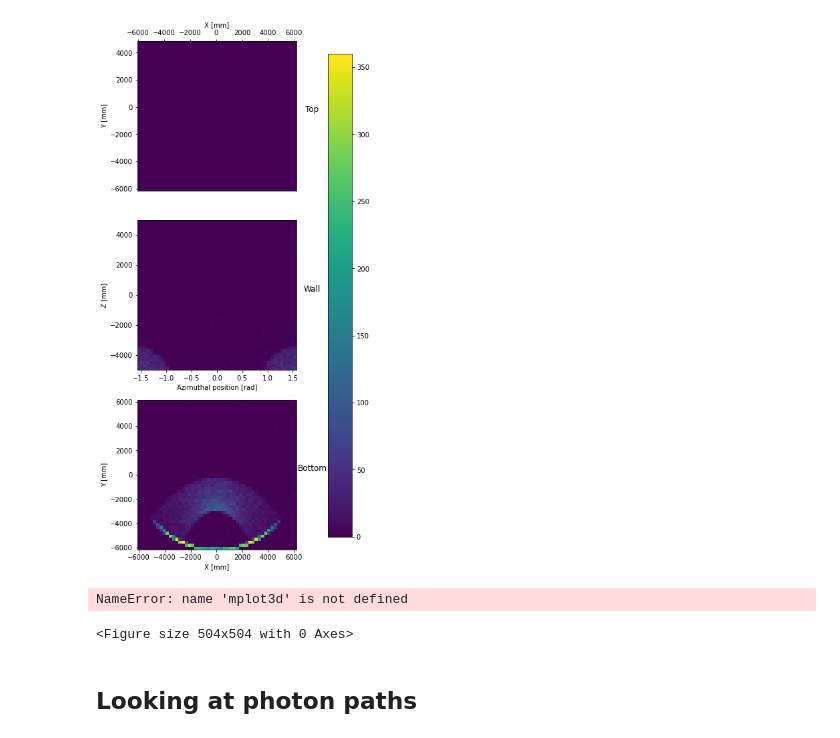
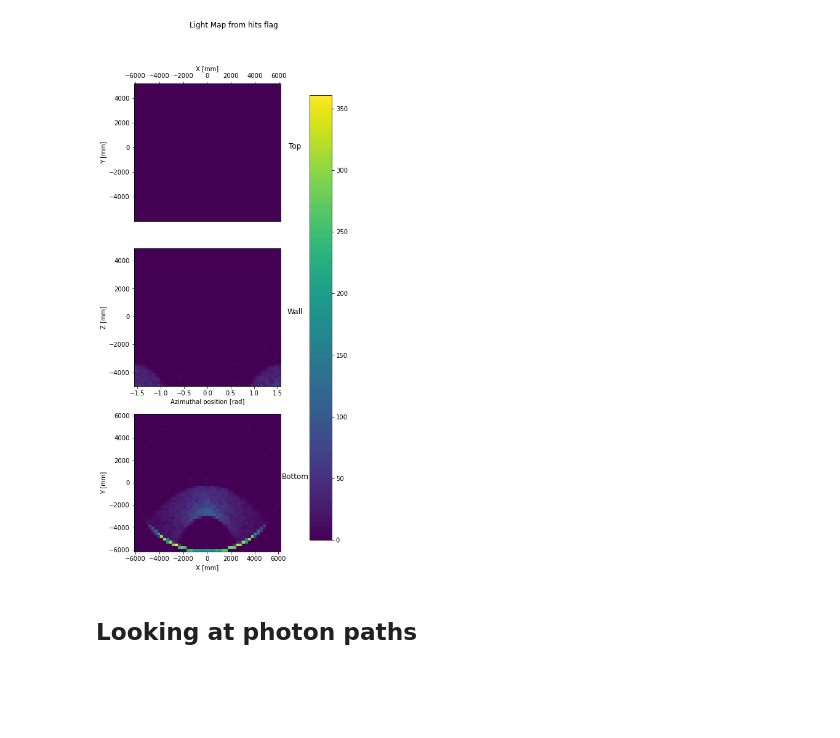
Before and after one commit to eklem1/OD_work, a Jupyter notebook: hfiles.ipynb, the cells around one changed output. Saved outputs shown, nothing was run; the diff lists cells and outputs as text; code cells hidden in the pictures; blank space fills up the shorter version.

```diff
--- a/hfiles.ipynb
+++ b/hfiles.ipynb
@@ -118,76 +279,6 @@ all_sides = np.array(all_sides).T
-# %%
-# print( bottom)
-
-fig, axes = plt.subplots(3, 1, figsize=(6,14))
-
-Colmap=plt.get_cmap('viridis')
-binsize = (50, 50)
-
-#### top of watertank #####
-hist1 = axes[0].hist2d(top[0], top[1], bins=binsize, cmap=Colmap)
-axes[0].set_xlabel("X [mm]")
-axes[0].set_ylabel("Y [mm]")
-# axes[0].tick_params(labelbottom=False,labeltop=True)
-axes[0].xaxis.set_ticks_position('top')
-axes[0].xaxis.set_label_position('top')
-axes[0].set_title('Top', x =1.1, y=0.5,)
-
-#### wall of watertank #####
-#Azimuthal position [rad]
-
-hist2 = axes[1].hist2d(side[0], side[1], bins=binsize, cmap=Colmap)
-axes[1].set_xlabel("Azimuthal position [rad]")
-axes[1].set_ylabel("Z [mm]")
-axes[1].set_title('Wall', x =1.1, y=0.5,)
-
-
-#### bottom of watertank #####
-hist3 = axes[2].hist2d(bottom[0], bottom[1], bins=binsize, cmap=Colmap)
-axes[2].set_xlabel("X [mm]")
-axes[2].set_ylabel("Y [mm]")
-axes[2].set_title('Bottom', x =1.1, y=0.5,)
-
-# # Find the min and max of all colors for use in setting the color scale.
-images = [hist1[-1], hist2[-1], hist3[-1]]
-vmin = min(image.get_array().min() for image in images)
-vmax = max(image.get_array().max() for image in images)
-norm = colors.Normalize(vmin=vmin, vmax=vmax)
-for im in images:
-    im.set_norm(norm)
-
-# plt.subplots_adjust(left=None, bottom=None, right=None, top=None, wspace=None, hspace=.2)
-
-cbar = fig.colorbar(images[0], ax=axes, shrink=0.95, pad=.14)
-# cbar.set_ticks(np.arange(0, 1.1, 0.5))
-# cbar.set_ticklabels(['low', 'medium', 'high'])
-plt.show()
-# %% [output]
-[figure, removed]
-# %%
-fig = plt.figure(figsize=(7,7))
-axes = mplot3d.Axes3D(fig)
-
-p = axes.scatter3D(all_sides[0], all_sides[1], all_sides[2], s=.5)
-
-# axes.set_xlim3d(-6000, 6000)
-# axes.set_ylim3d(-6000, 6000)
-# axes.set_zlim3d(-7800, +6730)
-
-axes.set_xlabel("X [mm]")
-axes.set_ylabel("Y [mm]")
-axes.set_zlabel("Z [mm]")
-axes.xaxis.labelpad=20
-axes.yaxis.labelpad=15
-
-#change angle of view - (elevation, azimuth) angles in degrees
-# ‘elev’ stores the elevation angle in the z plane. ‘azim’ stores the azimuth angle in the x,y plane.
-axes.view_init(20, 30)
-
-# 0, 90 - XZ plane; 90, 90 - top view
-
-plt.show()
-# %% [output]
-NameError: name 'mplot3d' is not defined
-<Figure size 504x504 with 0 Axes>
+# %%
+plotLightMap(top_hits, side_hits, bottom_hits, title="Light Map from hits flag")
+# %% [output]
+[figure, added]
 # %% [markdown]
 ## Looking at photon paths
```
Also changed, not shown: parts of 13 cells of this notebook, 4 other files.
